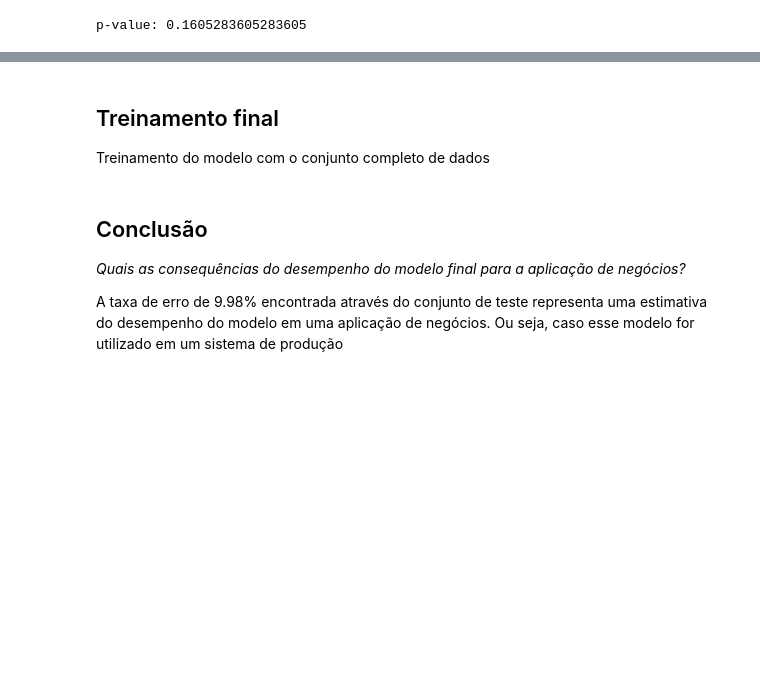
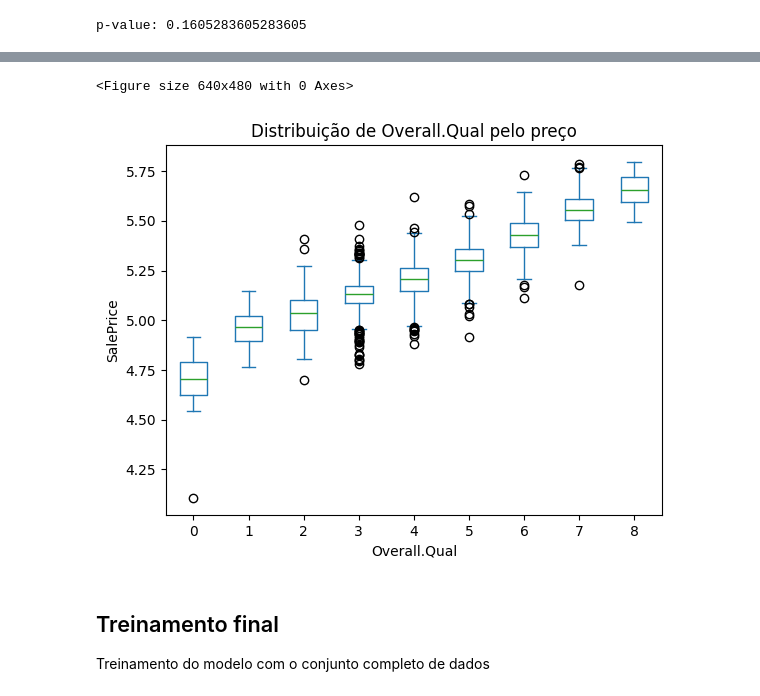
Before and after one commit to alanmath/ames, a Jupyter notebook: notebooks/04_modelagem.ipynb, the cells around one changed output, grey strips where cells are left out. Cells and saved outputs as stored; diff of their text form; code cells hidden in the pictures; blank space fills up the shorter version.

```diff
--- a/notebooks/04_modelagem.ipynb
+++ b/notebooks/04_modelagem.ipynb
@@ -389,10 +493,16 @@ sorted(zip(feature_importances, attributes), key=lambda x: abs(x[0]), reverse=Tr
+# %%
+
+plt.figure()
+aux_dataframe = model_data[['Overall.Qual', 'SalePrice']]
+aux_dataframe.plot.box(by='Overall.Qual')
+plt.title('Distribuição de Overall.Qual pelo preço')
+plt.xlabel('Overall.Qual')
+plt.ylabel('SalePrice')
+plt.show()
+# %% [output]
+<Figure size 640x480 with 0 Axes>
+[figure, added]
 # %% [markdown]
 ## Treinamento final
 
 Treinamento do modelo com o conjunto completo de dados
-# %% [markdown]
-## Conclusão
-
-*Quais as consequências do desempenho do modelo final para a aplicação de negócios?*
-
-A taxa de erro de 9.98% encontrada através do conjunto de teste representa uma estimativa do desempenho do modelo em uma aplicação de negócios. Ou seja, caso esse modelo for utilizado em um sistema de produção
```
Also changed, not shown: parts of 15 cells of this notebook.
